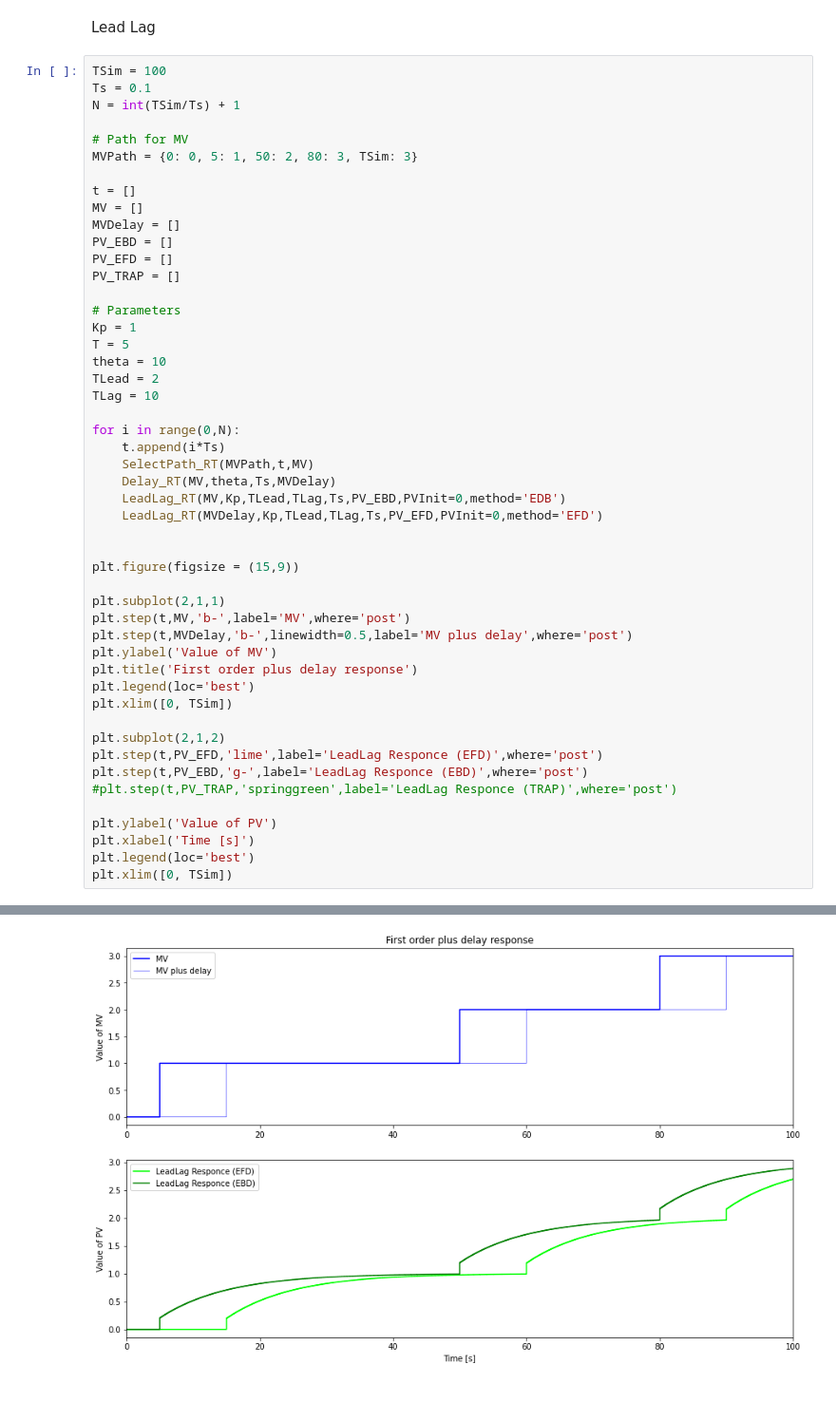
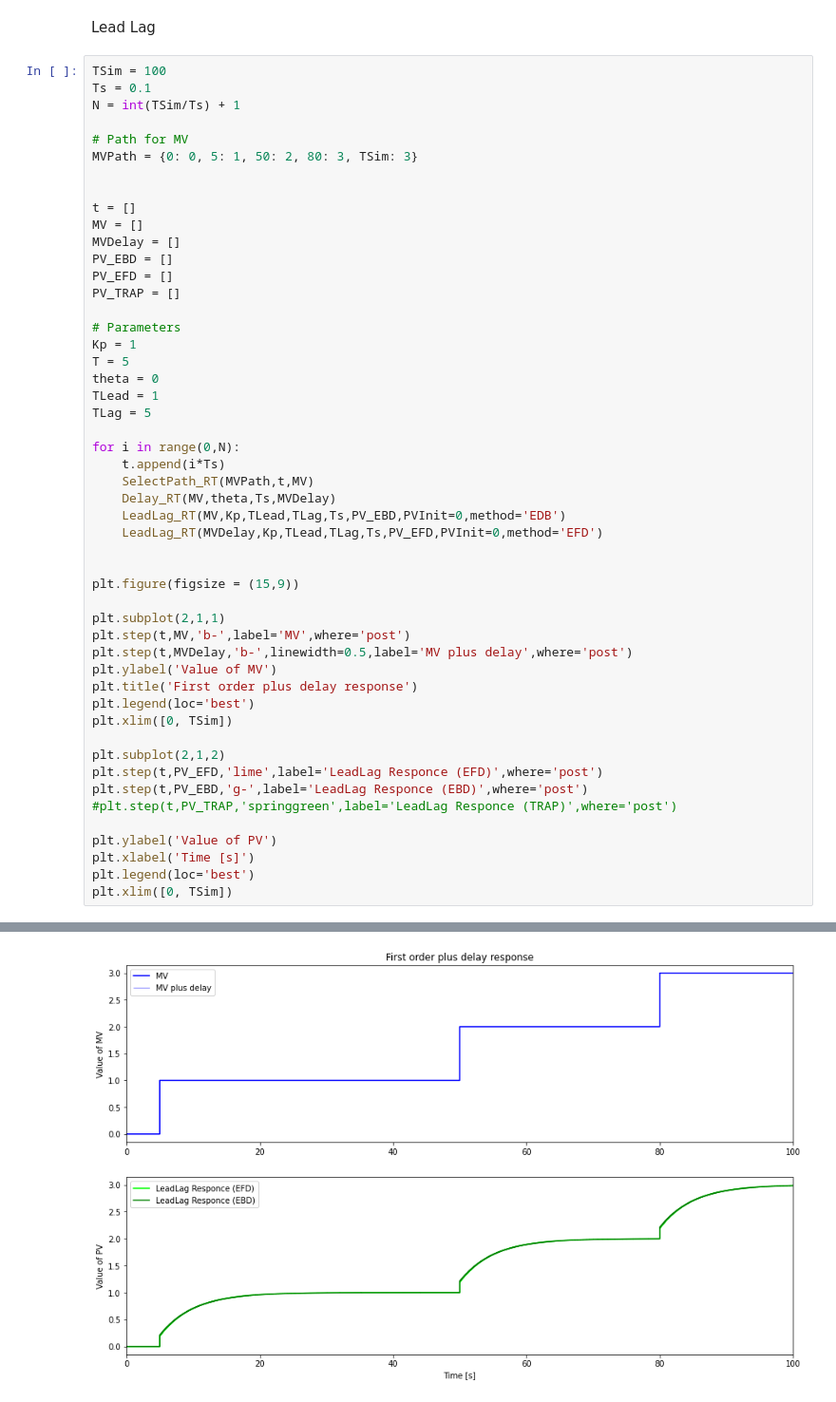
Before and after one commit to Vicoj/Control-Theory-PC-LAB, a Jupyter notebook: package_Advanced.ipynb, the cells around one changed output, grey strips where cells are left out. Shown: that part at 95% size. Cells and saved outputs as stored; diff of their text form.

```diff
--- a/package_Advanced.ipynb
+++ b/package_Advanced.ipynb
@@ -52,6 +52,7 @@ N = int(TSim/Ts) + 1
 
 # Path for MV
 MVPath = {0: 0, 5: 1, 50: 2, 80: 3, TSim: 3}
+
 
 t = []
 MV = []
@@ -63,37 +64,37 @@ PV_TRAP = []
 # Parameters
 Kp = 1
 T = 5
-theta = 10
-TLead = 2
-TLag = 10
+theta = 0
+TLead = 1
+TLag = 5
 
 for i in range(0,N):
     t.append(i*Ts)
     SelectPath_RT(MVPath,t,MV)
     Delay_RT(MV,theta,Ts,MVDelay)
     LeadLag_RT(MV,Kp,TLead,TLag,Ts,PV_EBD,PVInit=0,method='EDB')
     LeadLag_RT(MVDelay,Kp,TLead,TLag,Ts,PV_EFD,PVInit=0,method='EFD')
 
 
 plt.figure(figsize = (15,9))
 
 plt.subplot(2,1,1)
 plt.step(t,MV,'b-',label='MV',where='post')
 plt.step(t,MVDelay,'b-',linewidth=0.5,label='MV plus delay',where='post')
 plt.ylabel('Value of MV')
 plt.title('First order plus delay response')
 plt.legend(loc='best')
 plt.xlim([0, TSim])
 
 plt.subplot(2,1,2)
 plt.step(t,PV_EFD,'lime',label='LeadLag Responce (EFD)',where='post')
 plt.step(t,PV_EBD,'g-',label='LeadLag Responce (EBD)',where='post')
 #plt.step(t,PV_TRAP,'springgreen',label='LeadLag Responce (TRAP)',where='post')
 
 plt.ylabel('Value of PV')
 plt.xlabel('Time [s]')
 plt.legend(loc='best')
 plt.xlim([0, TSim])
 # %% [output]
 (0.0, 100.0)
-[figure, old version]
+[figure, new version]
```
Also changed, not shown: parts of 1 cell of this notebook, 2 other files.
